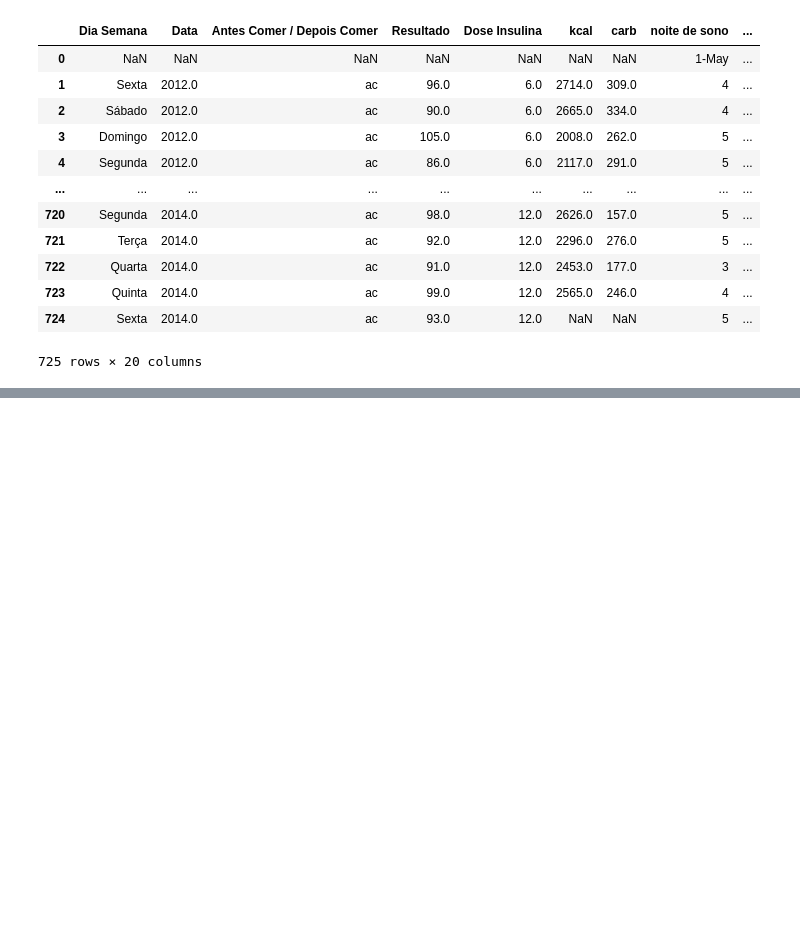
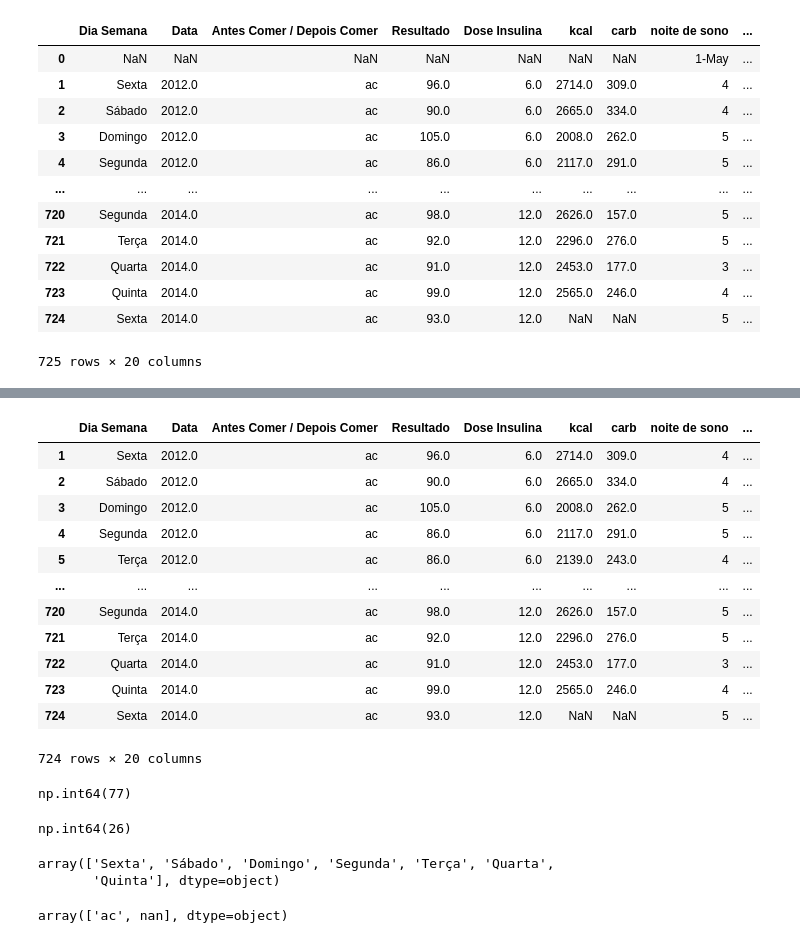
Before and after one commit to luiz-bcardoso/UFN-DataScience, a Jupyter notebook: pandas_basics.ipynb, the cells around one changed output, grey strips where cells are left out. Saved outputs shown, nothing was run; the diff lists cells and outputs as text; code cells hidden in the pictures; blank space fills up the shorter version.

```diff
--- a/pandas_basics.ipynb
+++ b/pandas_basics.ipynb
@@ -301,0 +354,43 @@ df_glicose
+# %%
+#Removendo a primeira linha por conter sujeira
+df_glicose = df_glicose.drop(index=0)
+df_glicose
+# %% [output]
+|  | Dia Semana | Data | Antes Comer / Depois Comer | Resultado | Dose Insulina | kcal | carb | noite de sono | ... |
+| 1 | Sexta | 2012.0 | ac | 96.0 | 6.0 | 2714.0 | 309.0 | 4 | ... |
+| 2 | Sábado | 2012.0 | ac | 90.0 | 6.0 | 2665.0 | 334.0 | 4 | ... |
+| 3 | Domingo | 2012.0 | ac | 105.0 | 6.0 | 2008.0 | 262.0 | 5 | ... |
+| 4 | Segunda | 2012.0 | ac | 86.0 | 6.0 | 2117.0 | 291.0 | 5 | ... |
+| 5 | Terça | 2012.0 | ac | 86.0 | 6.0 | 2139.0 | 243.0 | 4 | ... |
+| ... | ... | ... | ... | ... | ... | ... | ... | ... | ... |
+| 720 | Segunda | 2014.0 | ac | 98.0 | 12.0 | 2626.0 | 157.0 | 5 | ... |
+| 721 | Terça | 2014.0 | ac | 92.0 | 12.0 | 2296.0 | 276.0 | 5 | ... |
+| 722 | Quarta | 2014.0 | ac | 91.0 | 12.0 | 2453.0 | 177.0 | 3 | ... |
+| 723 | Quinta | 2014.0 | ac | 99.0 | 12.0 | 2565.0 | 246.0 | 4 | ... |
+| 724 | Sexta | 2014.0 | ac | 93.0 | 12.0 | NaN | NaN | 5 | ... |
+724 rows × 20 columns
+# %%
+# Pega todos os valores únicos, detecta-se que há duas ocorrencias de Sábado
+df_glicose['Dia Semana'].unique()
+
+filtro = df_glicose['Dia Semana'] == 'Sábado'
+df_glicose['Dia Semana'][filtro].count()
+# %% [output]
+np.int64(77)
+# %%
+filtro = df_glicose['Dia Semana'] == 'Sabado'
+df_glicose['Dia Semana'][filtro].count()
+# %% [output]
+np.int64(26)
+# %%
+# Substitui o valor errado de 'sabado' para 'Sábado usando replace
+df_glicose['Dia Semana'] = df_glicose['Dia Semana'].replace('Sabado', 'Sábado')
+df_glicose['Dia Semana'].unique()
+# %% [output]
+array(['Sexta', 'Sábado', 'Domingo', 'Segunda', 'Terça', 'Quarta',
+       'Quinta'], dtype=object)
+# %%
+# Verifica inconcistência de dados
+df_glicose['Antes Comer / Depois Comer '].unique()
+# %% [output]
+array(['ac', nan], dtype=object)
```
Also changed, not shown: parts of 11 cells of this notebook, 1 other file.
